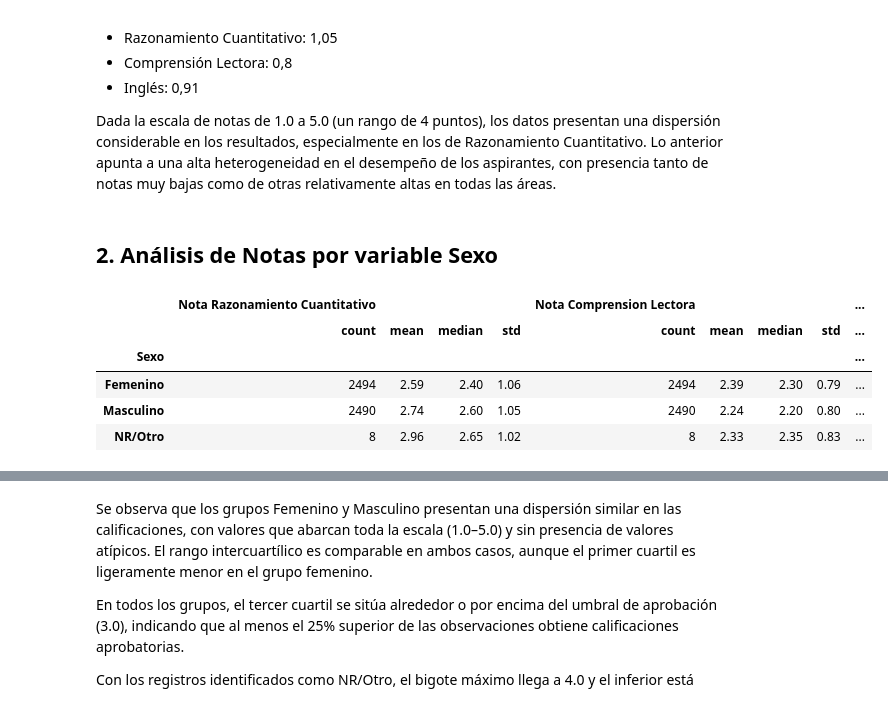
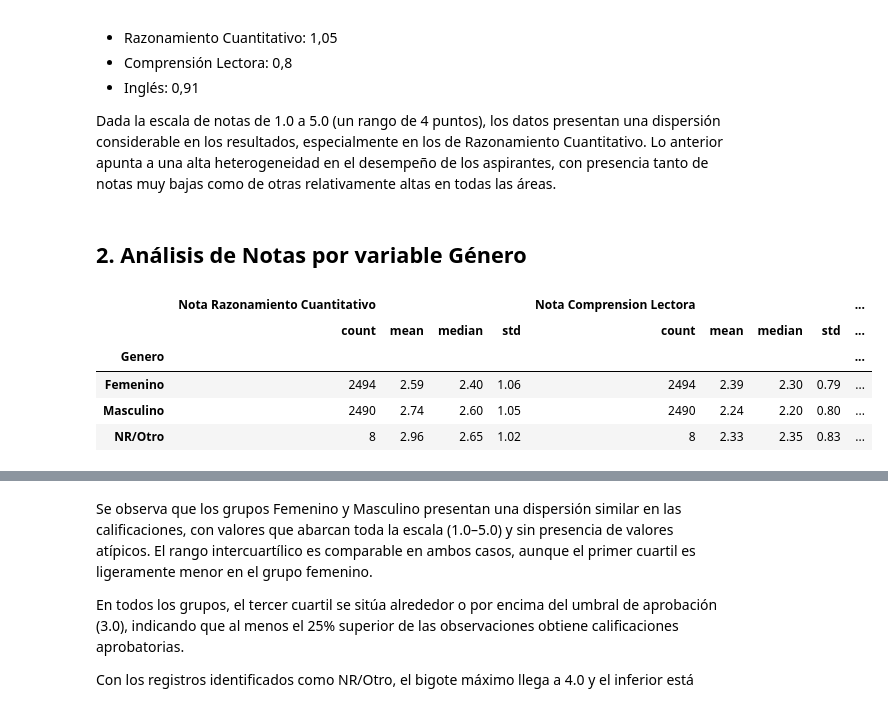
Before and after one commit to andres-ecb/pruebas-aspirantes, a Jupyter notebook: notebooks/02_analisis_exploratorio.ipynb, the cells around one changed output, grey strips where cells are left out. Saved outputs shown, nothing was run; the diff lists cells and outputs as text; code cells hidden in the pictures.

```diff
--- a/notebooks/02_analisis_exploratorio.ipynb
+++ b/notebooks/02_analisis_exploratorio.ipynb
@@ -111,17 +111,17 @@ Las desviaciones estándar por cada área evaluada son:
 
 Dada la escala de notas de 1.0 a 5.0 (un rango de 4 puntos), los datos presentan una dispersión considerable en los resultados, especialmente en los de Razonamiento Cuantitativo. Lo anterior apunta a una alta heterogeneidad en el desempeño de los aspirantes, con presencia tanto de notas muy bajas como de otras relativamente altas en todas las áreas.
 # %% [markdown]
-## 2. Análisis de Notas por variable Sexo
+## 2. Análisis de Notas por variable Género
 # %%
-pruebas_aspirantes.groupby('Sexo')[[
+pruebas_aspirantes.groupby('Genero')[[
     'Nota Razonamiento Cuantitativo',
     'Nota Comprension Lectora',
     'Nota Ingles'
 ]].agg(['count','mean','median','std']).round(2)
 # %% [output]
 |  | Nota Razonamiento Cuantitativo |  |  |  | Nota Comprension Lectora |  |  |  | ... |
 |  | count | mean | median | std | count | mean | median | std | ... |
-| Sexo |  |  |  |  |  |  |  |  | ... |
+| Genero |  |  |  |  |  |  |  |  | ... |
 | Femenino | 2494 | 2.59 | 2.40 | 1.06 | 2494 | 2.39 | 2.30 | 0.79 | ... |
 | Masculino | 2490 | 2.74 | 2.60 | 1.05 | 2490 | 2.24 | 2.20 | 0.80 | ... |
 | NR/Otro | 8 | 2.96 | 2.65 | 1.02 | 8 | 2.33 | 2.35 | 0.83 | ... |
```
Also changed, not shown: parts of 13 cells of this notebook, 3 other files.
